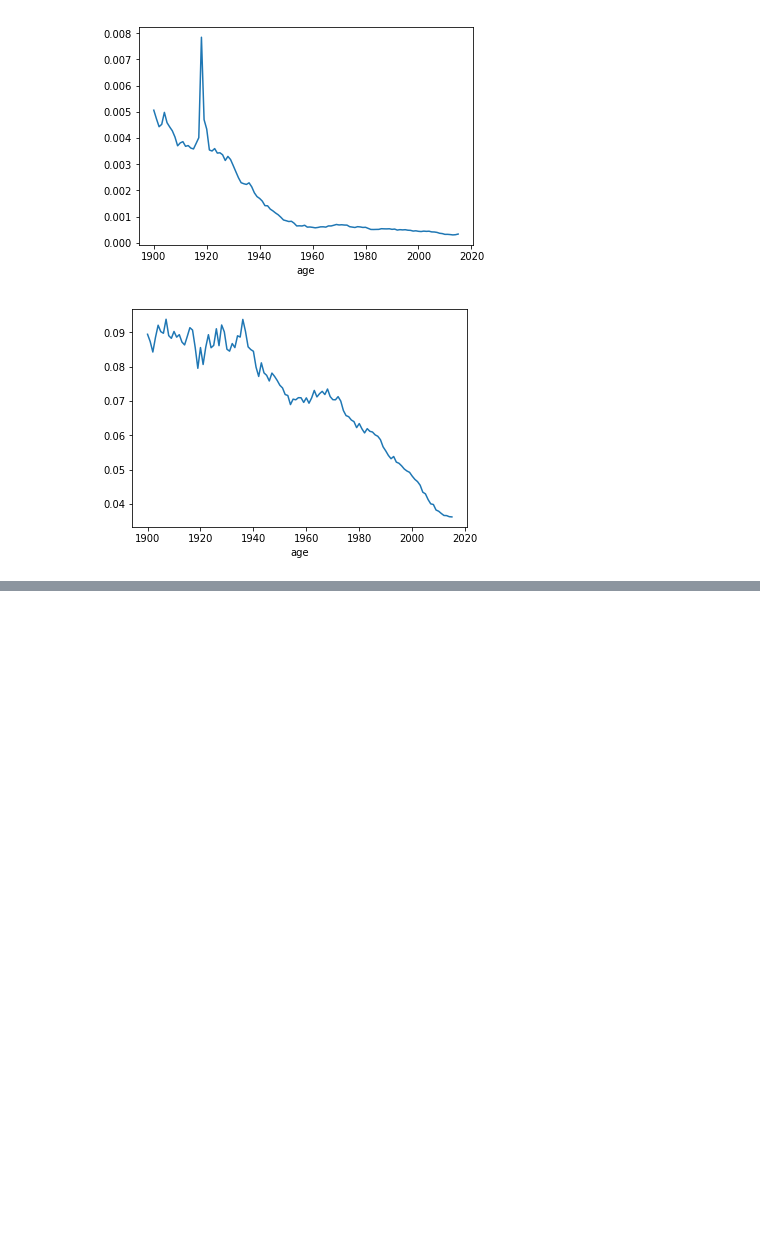
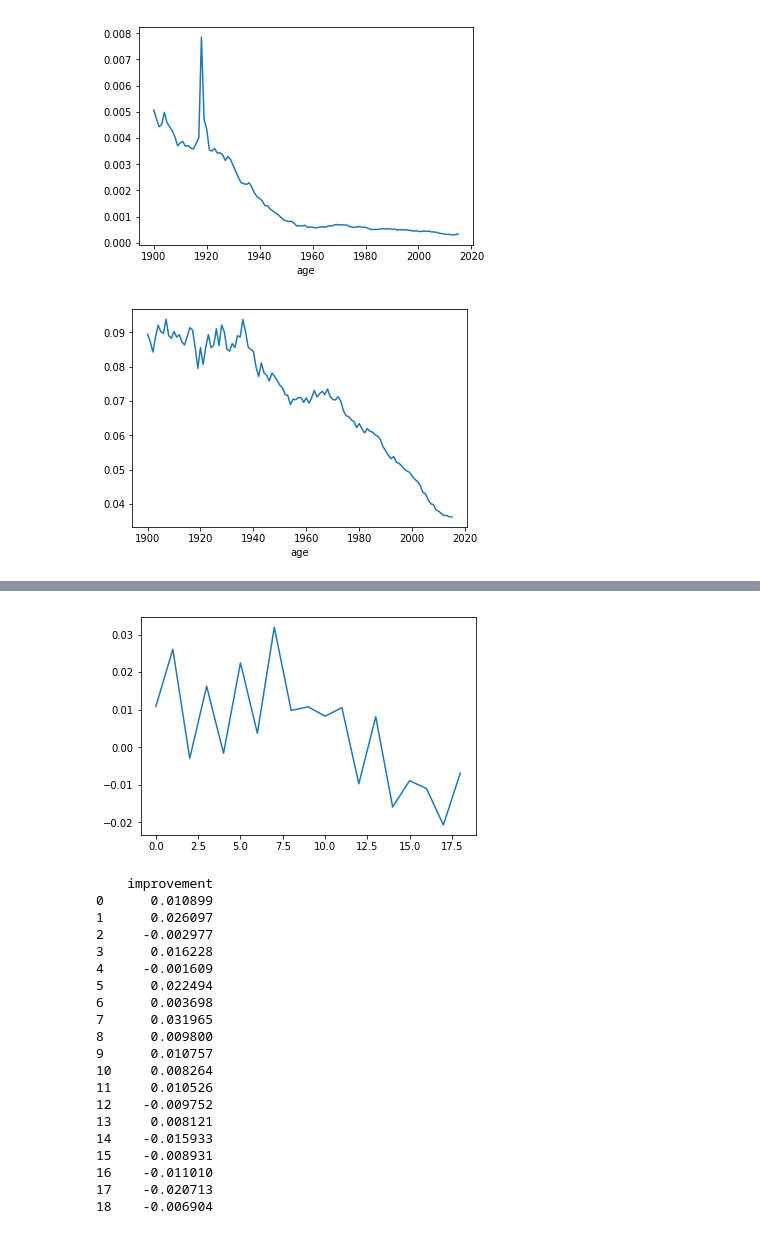
Before and after one commit to 1ScottWright/Mortality_Project, a Jupyter notebook: code/Data_load_and_clean.ipynb, the cells around one changed output, grey strips where cells are left out. Saved outputs shown, nothing was run; the diff lists cells and outputs as text; code cells hidden in the pictures; blank space fills up the shorter version.

```diff
--- a/code/Data_load_and_clean.ipynb
+++ b/code/Data_load_and_clean.ipynb
@@ -102,0 +135,24 @@ male.diff(axis=1,periods=1)
+# %%
+plot_rate_of_change(female.iloc[55,-20:])
+# %% [output]
+[figure, added]
+    improvement
+0      0.010899
+1      0.026097
+2     -0.002977
+3      0.016228
+4     -0.001609
+5      0.022494
+6      0.003698
+7      0.031965
+8      0.009800
+9      0.010757
+10     0.008264
+11     0.010526
+12    -0.009752
+13     0.008121
+14    -0.015933
+15    -0.008931
+16    -0.011010
+17    -0.020713
+18    -0.006904
```
Also changed, not shown: parts of 19 cells of this notebook.
